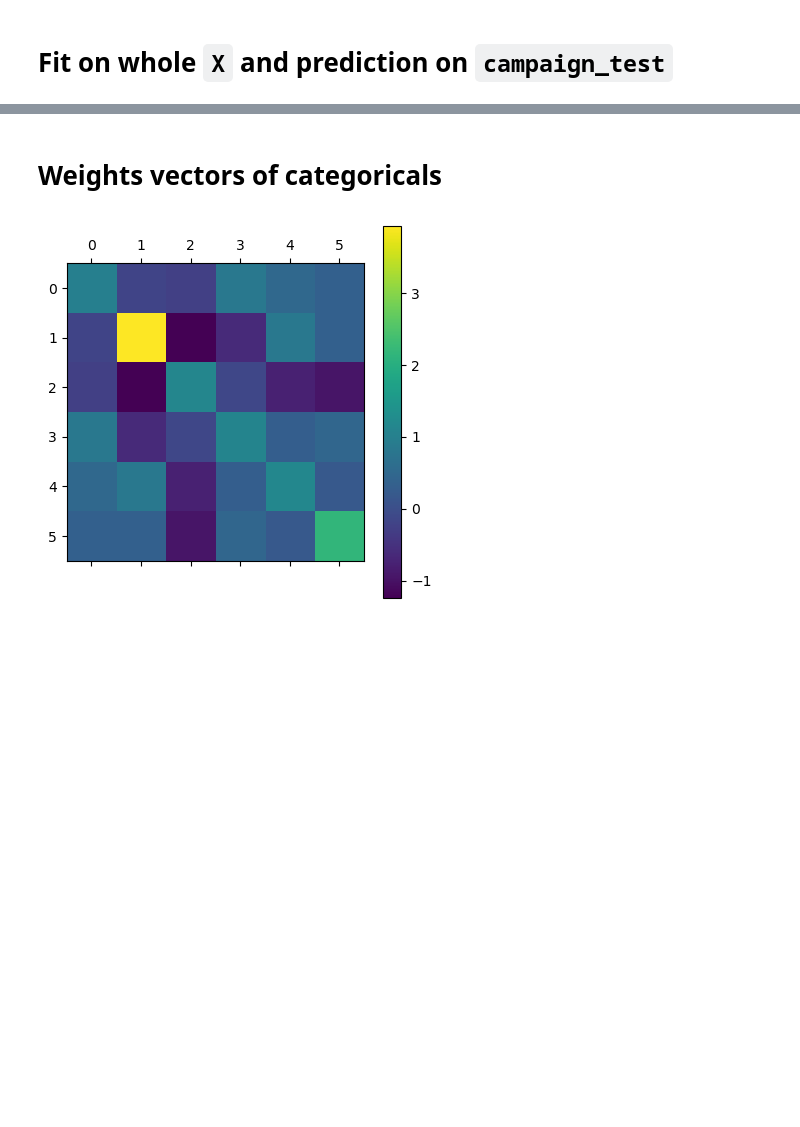
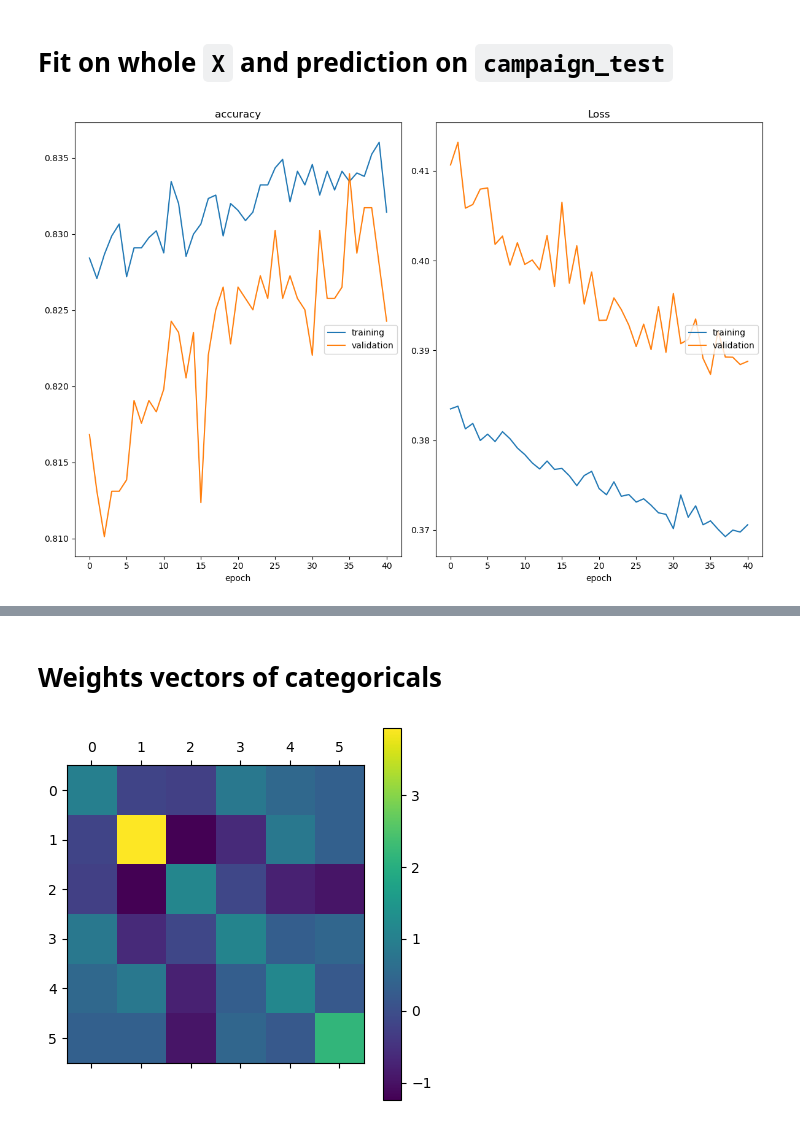
Before and after one commit to LuciaCam/ML_kaggle_competition, a Jupyter notebook: neural_networks.ipynb, the cells around one changed output, grey strips where cells are left out. Saved outputs shown, nothing was run; the diff lists cells and outputs as text; code cells hidden in the pictures; blank space fills up the shorter version.

```diff
--- a/neural_networks.ipynb
+++ b/neural_networks.ipynb
@@ -257,6 +404,8 @@ treshold = 0.5
 # %%
 fit_history = model.fit(x=X_input, y=y,
                    validation_data=(X_valid_input, y_valid),
                    batch_size=64,
-                   epochs=50)
+                   epochs=100,
+                   callbacks=[PlotLossesKeras(), keras.callbacks.EarlyStopping(monitor='val_loss', patience=5)])
 # %% [output]
+[figure, added]
```
Also changed, not shown: parts of 24 cells of this notebook, 5 other files.
